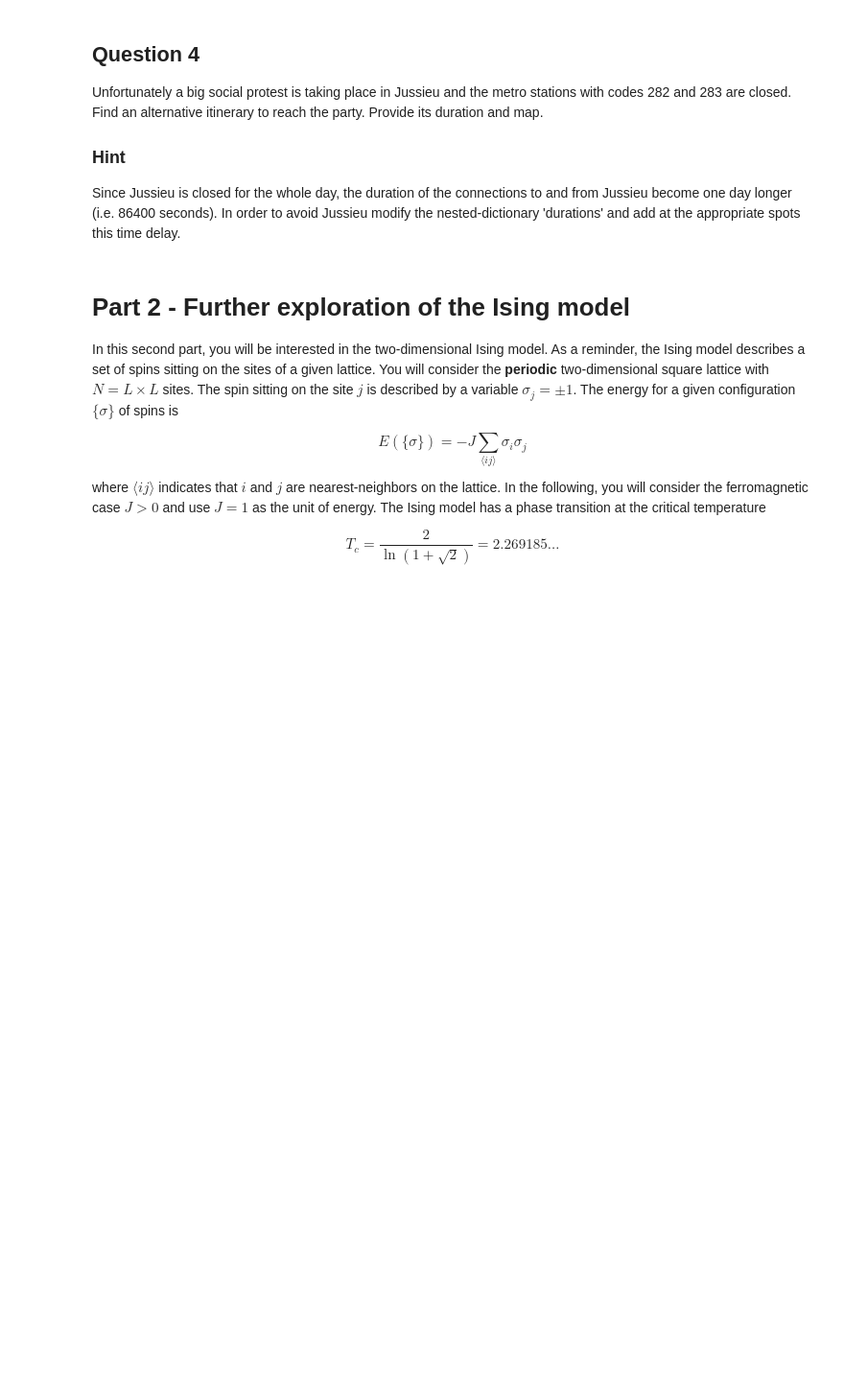
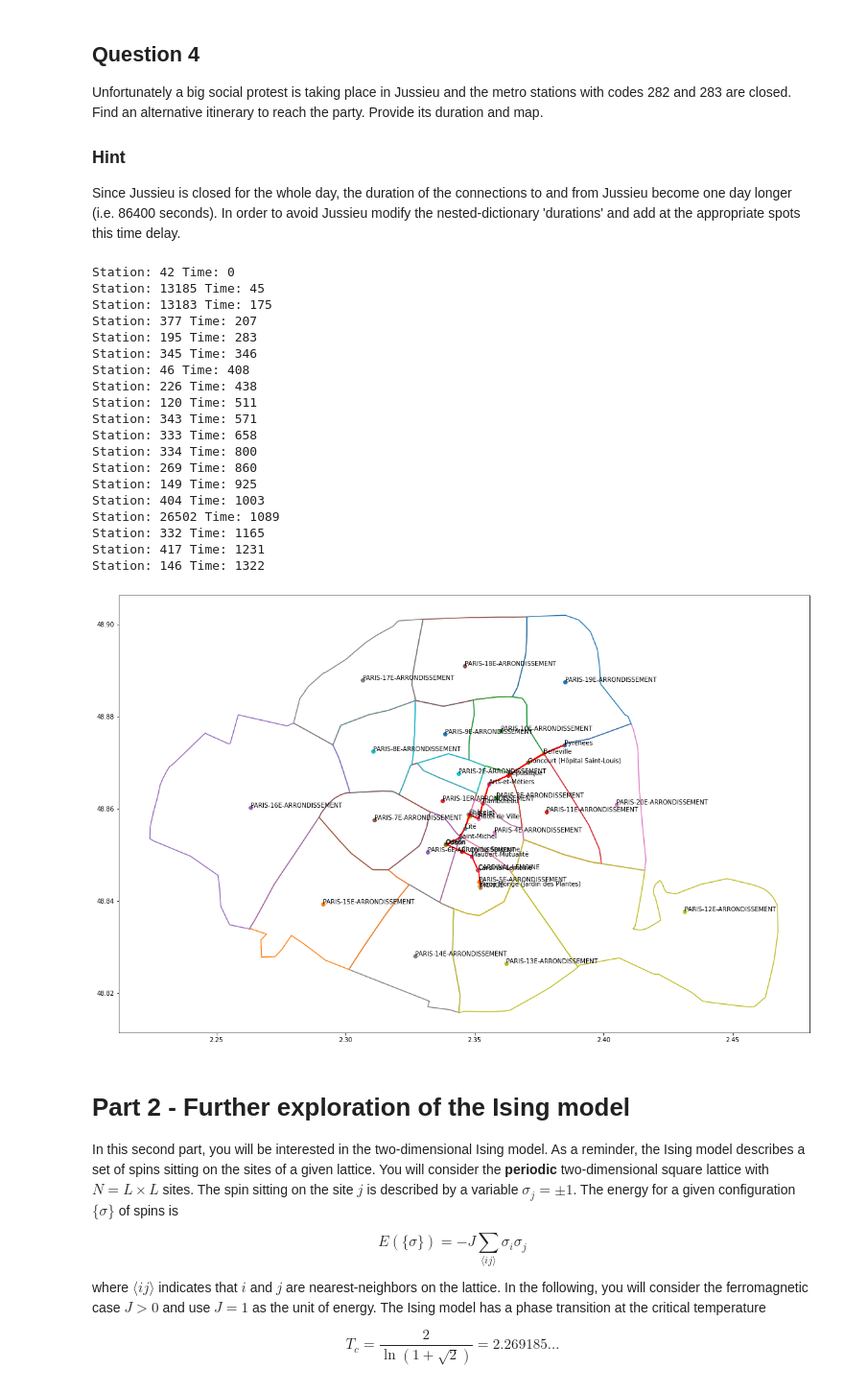
Before and after one commit to NicolasZucker/NicolasZucker, a Jupyter notebook: HW2_1810VF.ipynb, the cells around one changed output. Shown at 96% size. Drawn from its saved outputs; the diff is of its cells as text; code cells hidden in the pictures; blank space fills up the shorter version.

```diff
--- a/HW2_1810VF.ipynb
+++ b/HW2_1810VF.ipynb
@@ -237,6 +260,70 @@ Unfortunately a big social protest is taking place in Jussieu and the metro stat
 
 ### Hint
 Since Jussieu is closed for the whole day, the duration of the connections to and from Jussieu become one day longer (i.e. 86400 seconds). In order to avoid Jussieu modify the nested-dictionary 'durations' and add at the appropriate spots this time delay.
+# %%
+durations_2=durations;
+stations_closed=[282,283]
+for station in stations_closed:
+  for neighboor in net[station]:
+    durations_2[station][neighboor]=86400;
+
+A_2=dijkstra(net, durations, 42);
+
+#To do so we typically need to travel through the djistra to extract at each iteration what was the previous station and the duration
+Totalduration=int(A_2[0][146]);
+stat=146
+Lstation=[146]
+Ltrajet=[Totalduration]
+while stat != 42 :
+  stat=A_2[1][stat]; #station précédente
+  Lstation.append(stat)
+  Ltrajet.append(int(A_2[0][stat]))
+
+for k in range(len(Lstation)):
+  print("Station:", Lstation[len(Lstation)-k-1] ,"Time:", Ltrajet[len(Lstation)-k-1])
+
+#the variables coords and arr_names have been generated in the 'Data loading/Map data preparation' section.
+fig, ax = plt.subplots(figsize=(20,13))
+for idx,coord in enumerate(coords):
+  #plots the perimeter
+  plt.plot(coord[:,0],coord[:,1])
+  #centroid of the arrondissement
+  x_avg = np.mean(coord[:,0])
+  y_avg = np.mean(coord[:,1])
+  #adds a text and a bullet at the centroid of the arr.
+  plt.text(x_avg,y_avg,arr_names[idx])
+  plt.scatter(x_avg,y_avg)
+Xpoz=[]
+Ypoz=[]
+for stat in Lstation:
+  Poz=station_position(stat)
+  Xpoz.append(Poz[0])
+  Ypoz.append(Poz[1])
+  plt.text(Poz[0],Poz[1],station_name(stat))
+  plt.scatter(Poz[0],Poz[1])
+  plt.plot(Xpoz,Ypoz,'r')
+plt.show()
+# %% [output]
+Station: 42 Time: 0
+Station: 13185 Time: 45
+Station: 13183 Time: 175
+Station: 377 Time: 207
+Station: 195 Time: 283
+Station: 345 Time: 346
+Station: 46 Time: 408
+Station: 226 Time: 438
+Station: 120 Time: 511
+Station: 343 Time: 571
+Station: 333 Time: 658
+Station: 334 Time: 800
+Station: 269 Time: 860
+Station: 149 Time: 925
+Station: 404 Time: 1003
+Station: 26502 Time: 1089
+Station: 332 Time: 1165
+Station: 417 Time: 1231
+Station: 146 Time: 1322
+[figure, added]
 # %% [markdown]
 # Part 2 - Further exploration of the Ising model
 
```
Also changed, not shown: parts of 7 cells of this notebook.
